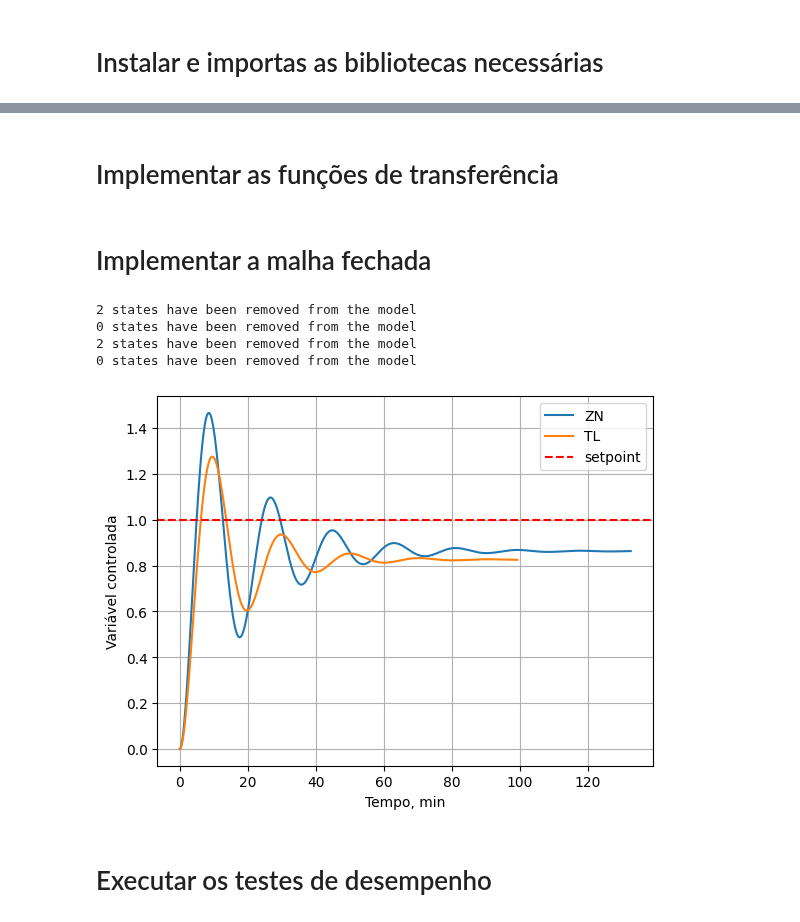
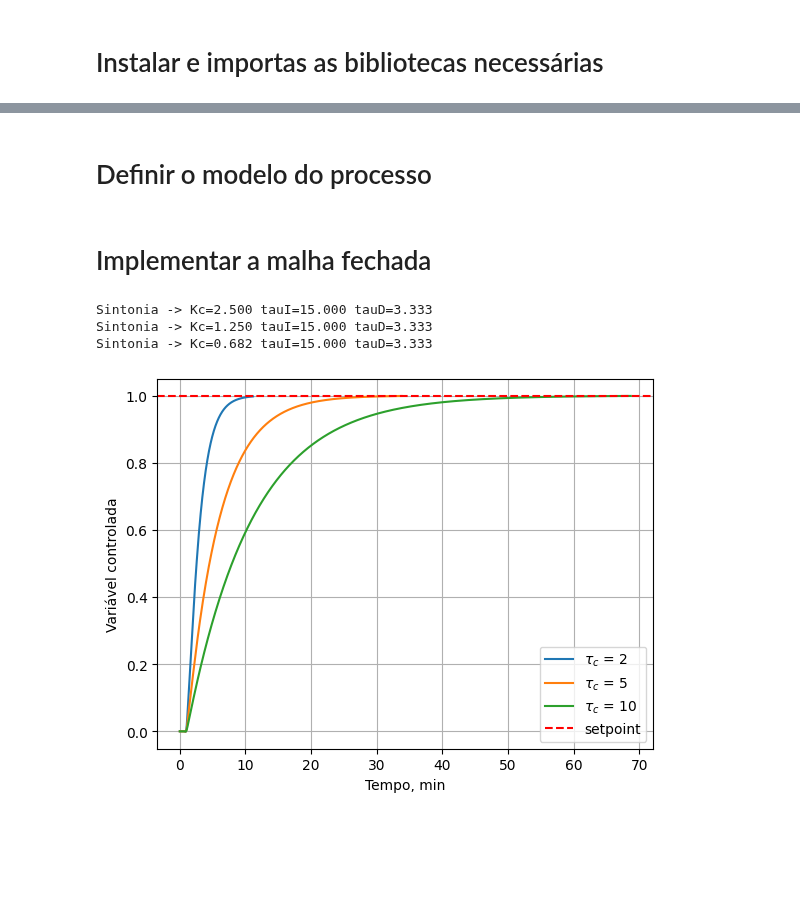
Before and after one commit to juliosdutra/Controle_de_Processos_UFES, a Jupyter notebook: 7.Controller-tuning/metodo_DS.ipynb, the cells around one changed output, grey strips where cells are left out. Saved outputs shown, nothing was run; the diff lists cells and outputs as text; code cells hidden in the pictures; blank space fills up the shorter version.

```diff
--- a/7.Controller-tuning/metodo_DS.ipynb
+++ b/7.Controller-tuning/metodo_DS.ipynb
@@ -22,2 +10,0 @@ def PID_filtro(Kc, tauI=0.0, tauD=0.0):
-# %% [markdown]
-# Implementar as funções de transferência
@@ -33,32 +11,43 @@ Gd = -0.5/(5*s+1)
+# %% [markdown]
+# Definir o modelo do processo
+# %%
+s = ct.tf('s')
+K, tau1, tau2, theta = 2.0, 10., 5., 1
+G_ = K/((tau1*s+1)*(tau2*s+1)) * ct.tf(*ct.pade(theta,10,5))
 # %% [markdown]
 # Implementar a malha fechada
 # %%
-# Parâmetros do controlador
-sintonia_P = [['ZN', 2.52], ['TL', 1.9]]
+# Parâmetro do controlador
+par = [2, 5, 10]
 
-for par in sintonia_P:
-  metodo = par[0]
-  Kc = par[1]
-  Gc = PID_filtro(Kc)
-  G_servo = ct.minreal(Gc*Gp/(1+Gc*Gp*Gm))
-  G_reg = ct.minreal(Gd/(1+Gc*Gp*Gm))
+# Simulação
+for tauc in par:
+
+  # Sintonia via método DS
+  Kc = (tau1+tau2)/(K*(tauc+theta))
+  tauI = tau1 + tau2
+  tauD = tau1*tau2/(tau1 + tau2)
+  print(f'Sintonia -> Kc={Kc:1.3f} tauI={tauI:1.3f} tauD={tauD:1.3f} ')
+
+  # Controlador
+  Gc = Kc*(1 + 1/(tauI*s) + tauD*s)
+
+  # Malha fechada
+  G_servo = ct.minreal(Gc*G_/(1+Gc*G_), verbose=False)
 
   # Teste servo
   ts, ys = ct.step_response(G_servo)
 
   # Visualizar
-  plt.plot(ts,ys, label = metodo)
+  plt.plot(ts,ys, label = r'$\tau_c$ = ' + f'{tauc}')
 
 plt.axhline(y=1,linestyle='--', color='r', label='setpoint')
 plt.xlabel('Tempo, min')
 plt.ylabel('Variável controlada')
 plt.legend()
 plt.grid()
 # %% [output]
-2 states have been removed from the model
-0 states have been removed from the model
-2 states have been removed from the model
-0 states have been removed from the model
+Sintonia -> Kc=2.500 tauI=15.000 tauD=3.333
+Sintonia -> Kc=1.250 tauI=15.000 tauD=3.333
+Sintonia -> Kc=0.682 tauI=15.000 tauD=3.333
-[figure, old version]
+[figure, new version]
-# %% [markdown]
-# Executar os testes de desempenho
```
Also changed, not shown: parts of 5 cells of this notebook.
